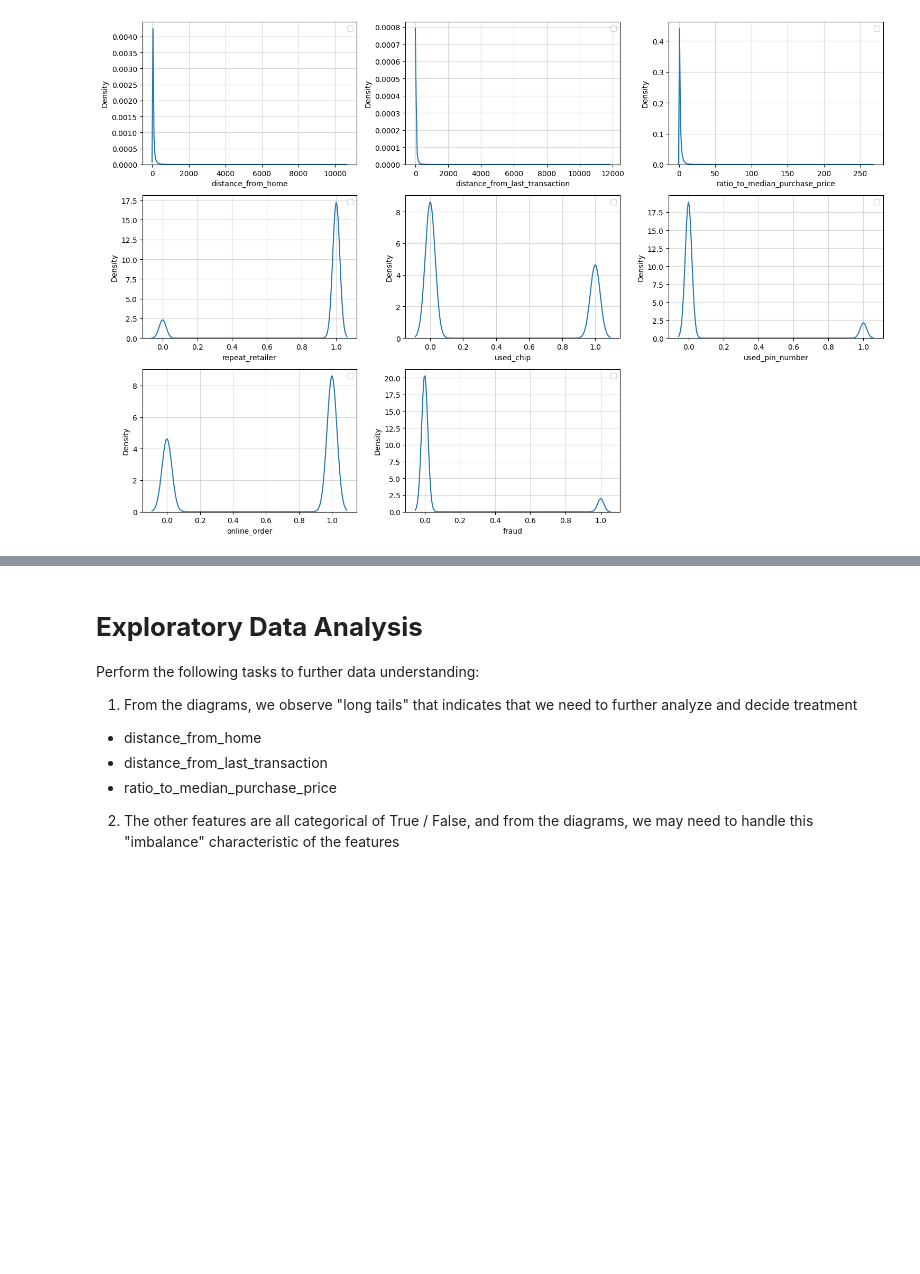
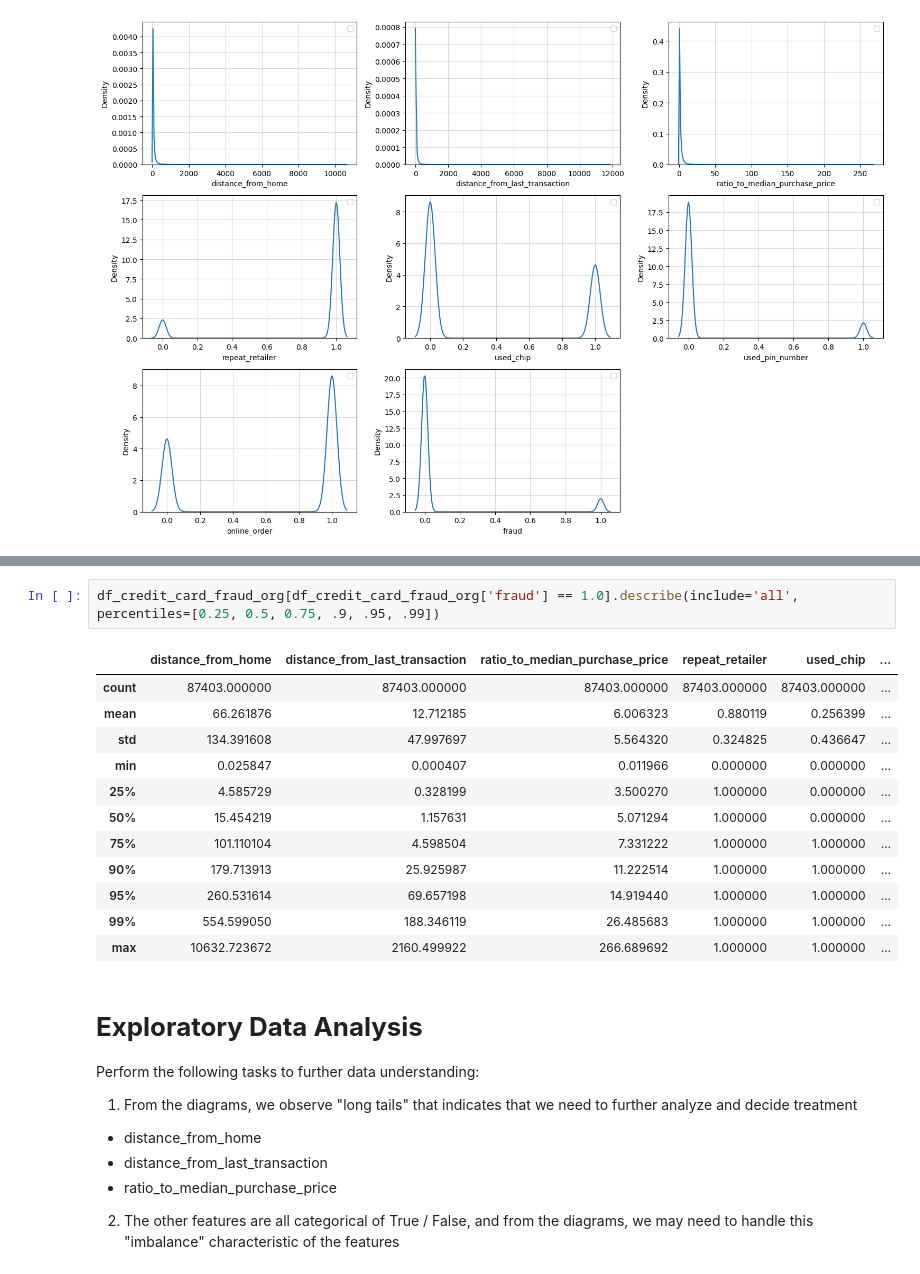
Before and after one commit to project4sharing/exp_credit_card_fraud, a Jupyter notebook: credit_card_fraud.ipynb, the cells around one changed output, grey strips where cells are left out. Cells and saved outputs as stored; diff of their text form; blank space fills up the shorter version.

```diff
--- a/credit_card_fraud.ipynb
+++ b/credit_card_fraud.ipynb
@@ -144,3 +184,18 @@ WARNING:matplotlib.legend:No artists with labels found to put in legend.  Note t
+# %%
+df_credit_card_fraud_org[df_credit_card_fraud_org['fraud'] == 1.0].describe(include='all', percentiles=[0.25, 0.5, 0.75, .9, .95, .99])
+# %% [output]
+|  | distance_from_home | distance_from_last_transaction | ratio_to_median_purchase_price | repeat_retailer | used_chip | ... |
+| count | 87403.000000 | 87403.000000 | 87403.000000 | 87403.000000 | 87403.000000 | ... |
+| mean | 66.261876 | 12.712185 | 6.006323 | 0.880119 | 0.256399 | ... |
+| std | 134.391608 | 47.997697 | 5.564320 | 0.324825 | 0.436647 | ... |
+| min | 0.025847 | 0.000407 | 0.011966 | 0.000000 | 0.000000 | ... |
+| 25% | 4.585729 | 0.328199 | 3.500270 | 1.000000 | 0.000000 | ... |
+| 50% | 15.454219 | 1.157631 | 5.071294 | 1.000000 | 0.000000 | ... |
+| 75% | 101.110104 | 4.598504 | 7.331222 | 1.000000 | 1.000000 | ... |
+| 90% | 179.713913 | 25.925987 | 11.222514 | 1.000000 | 1.000000 | ... |
+| 95% | 260.531614 | 69.657198 | 14.919440 | 1.000000 | 1.000000 | ... |
+| 99% | 554.599050 | 188.346119 | 26.485683 | 1.000000 | 1.000000 | ... |
+| max | 10632.723672 | 2160.499922 | 266.689692 | 1.000000 | 1.000000 | ... |
 # %% [markdown]
 # **Exploratory Data Analysis**
 
```
Also changed, not shown: parts of 3 cells of this notebook.
